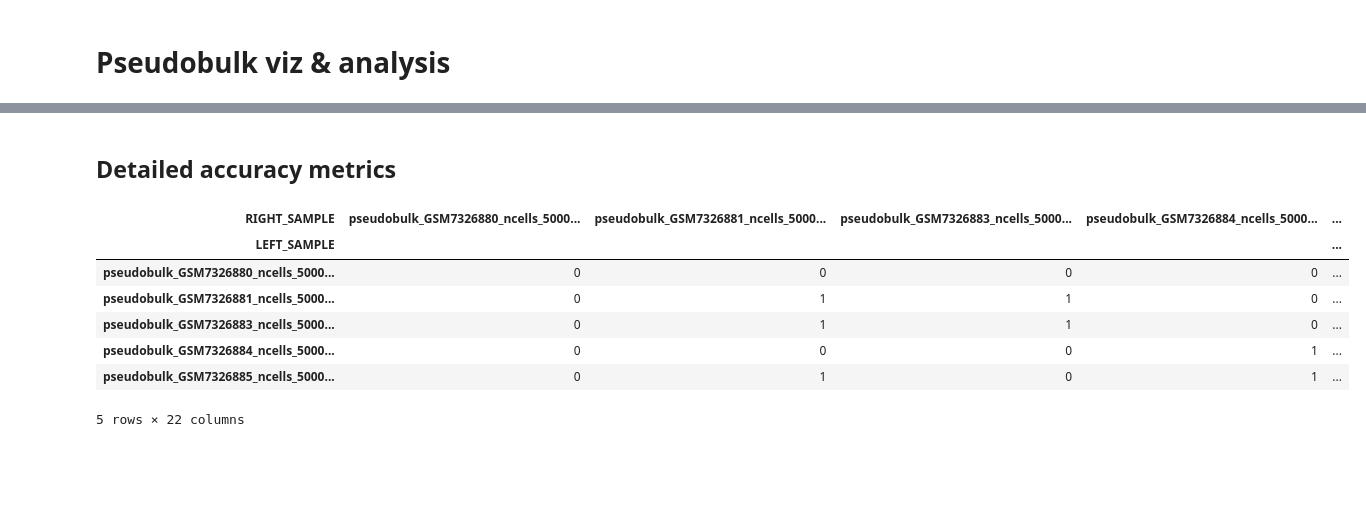
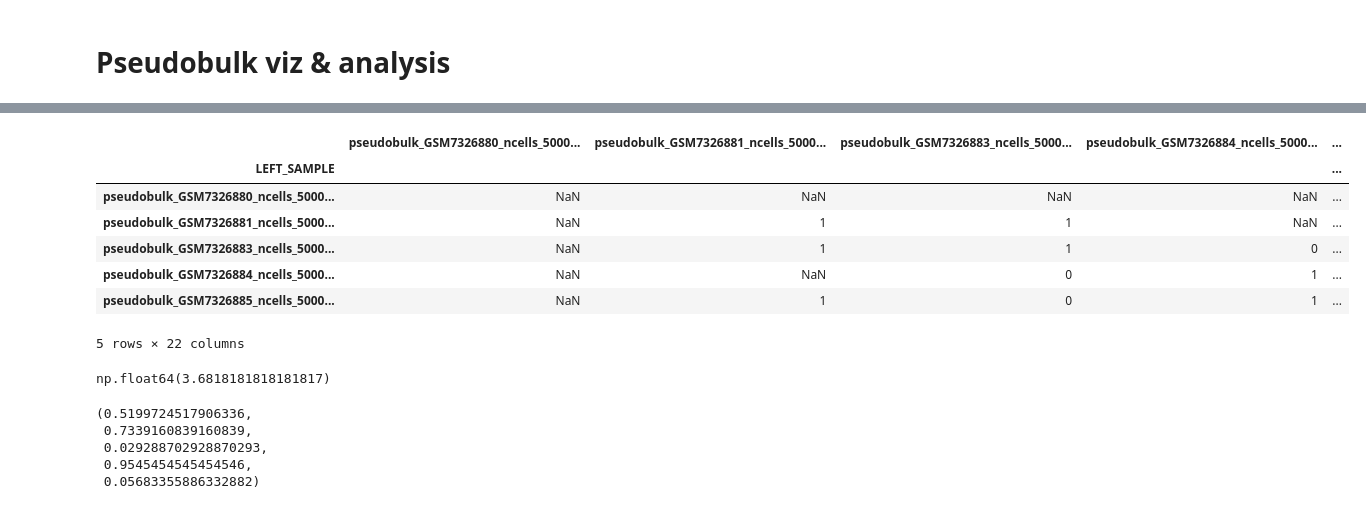
Before and after one commit to emma2207/hgsoc-reconstruction, a Jupyter notebook: sample_id_matching/scripts/experiment/crosscheck_analysis.ipynb, the cells around one changed output, grey strips where cells are left out. Saved outputs shown, nothing was run; the diff lists cells and outputs as text; code cells hidden in the pictures; blank space fills up the shorter version.

```diff
--- a/sample_id_matching/scripts/experiment/crosscheck_analysis.ipynb
+++ b/sample_id_matching/scripts/experiment/crosscheck_analysis.ipynb
@@ -107,20 +107,29 @@ all_samples_matrix_viz(
-# %% [markdown]
-## Detailed accuracy metrics
 # %%
 # Create inferred_matches matrix for submatrix
-inferred_matches_submatrix = inferred_matches.loc[
+inferred_matches_filtered = inferred_matches.loc[
     [idx for idx in inferred_matches.index if idx.endswith(pseudobulk_1)],
     [col for col in inferred_matches.columns if col.endswith(pseudobulk_2)]
 ]
-inferred_matches_submatrix.columns = pd.Index(inferred_matches_submatrix.columns, name="RIGHT_SAMPLE")
+inferred_matches_filtered.head()
+# %% [output]
+|  | pseudobulk_GSM7326880_ncells_5000... | pseudobulk_GSM7326881_ncells_5000... | pseudobulk_GSM7326883_ncells_5000... | pseudobulk_GSM7326884_ncells_5000... | ... |
+| LEFT_SAMPLE |  |  |  |  | ... |
+| pseudobulk_GSM7326880_ncells_5000... | NaN | NaN | NaN | NaN | ... |
+| pseudobulk_GSM7326881_ncells_5000... | NaN | 1 | 1 | NaN | ... |
+| pseudobulk_GSM7326883_ncells_5000... | NaN | 1 | 1 | 0 | ... |
+| pseudobulk_GSM7326884_ncells_5000... | NaN | NaN | 0 | 1 | ... |
+| pseudobulk_GSM7326885_ncells_5000... | NaN | 1 | 0 | 1 | ... |
+5 rows × 22 columns
+# %%
+# Percentage NaNs
+inferred_matches_filtered.isna().sum().sum()/(len(inferred_matches_filtered * inferred_matches_filtered.iloc[0]))
+# %% [output]
+np.float64(3.6818181818181817)
 # %%
-inferred_matches_submatrix.head()
+calculate_accuracy_metrics_pseudobulk(inferred_matches.fillna(0).astype('int64'))
 # %% [output]
-| RIGHT_SAMPLE | pseudobulk_GSM7326880_ncells_5000... | pseudobulk_GSM7326881_ncells_5000... | pseudobulk_GSM7326883_ncells_5000... | pseudobulk_GSM7326884_ncells_5000... | ... |
-| LEFT_SAMPLE |  |  |  |  | ... |
-| pseudobulk_GSM7326880_ncells_5000... | 0 | 0 | 0 | 0 | ... |
-| pseudobulk_GSM7326881_ncells_5000... | 0 | 1 | 1 | 0 | ... |
-| pseudobulk_GSM7326883_ncells_5000... | 0 | 1 | 1 | 0 | ... |
-| pseudobulk_GSM7326884_ncells_5000... | 0 | 0 | 0 | 1 | ... |
-| pseudobulk_GSM7326885_ncells_5000... | 0 | 1 | 0 | 1 | ... |
-5 rows × 22 columns
+(0.5199724517906336,
+ 0.7339160839160839,
+ 0.029288702928870293,
+ 0.9545454545454546,
+ 0.05683355886332882)
```
Also changed, not shown: parts of 8 cells of this notebook, 7 other files.
